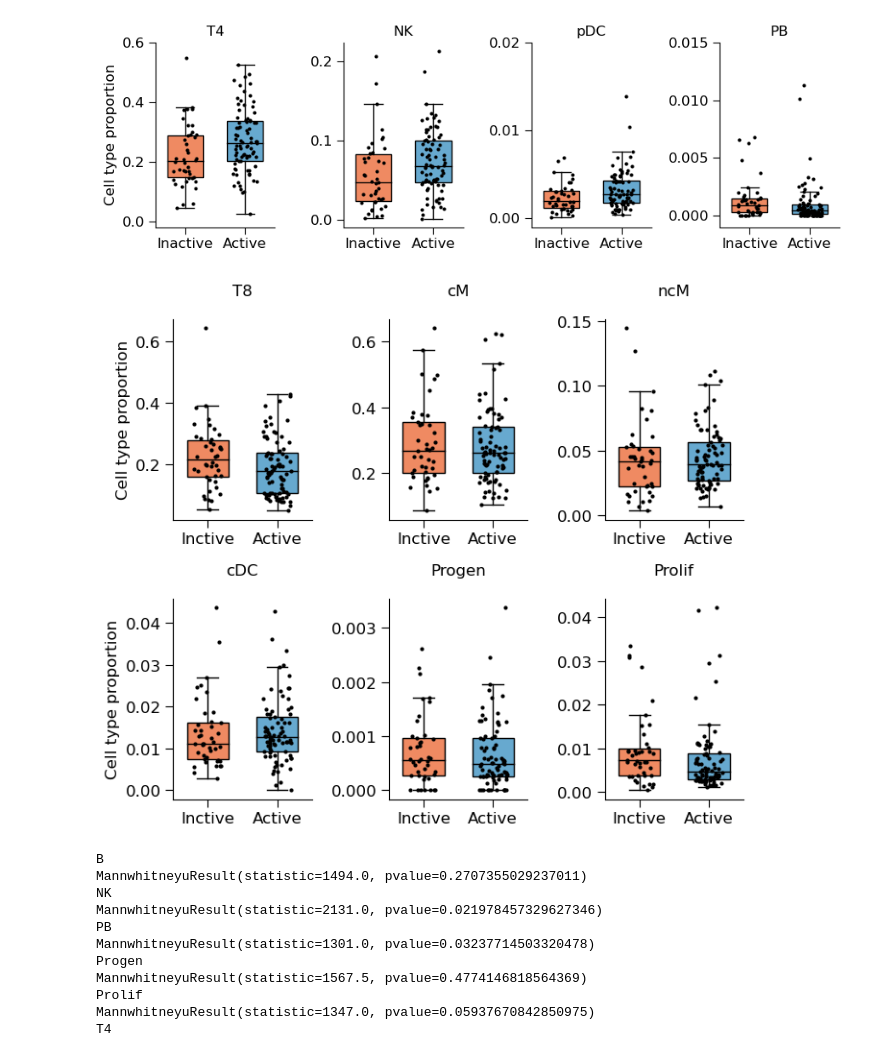
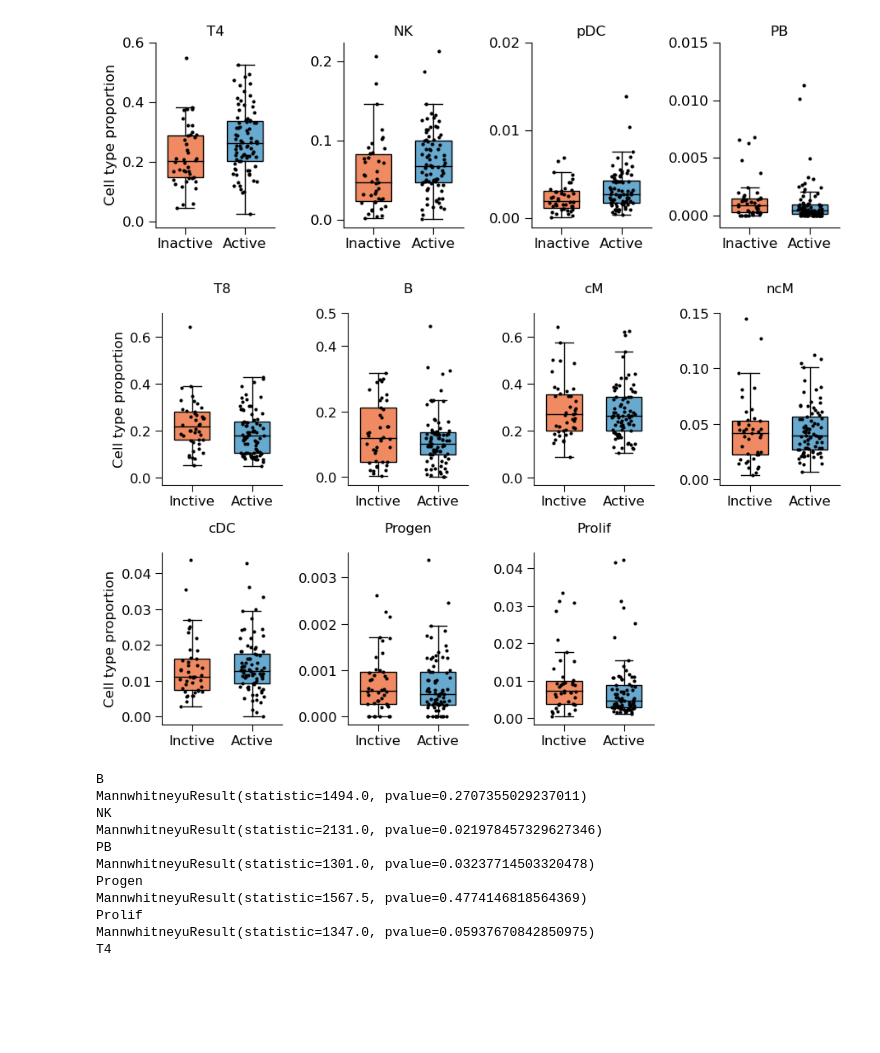
Before and after one commit to chazlangelier/SLE_PA, a Jupyter notebook: src/20240201_analysis_physact.ipynb, the cells around one changed output. Saved outputs shown, nothing was run; the diff lists cells and outputs as text; code cells hidden in the pictures; blank space fills up the shorter version.

Commit message:
add code to export source data

```diff
--- a/src/20240201_analysis_physact.ipynb
+++ b/src/20240201_analysis_physact.ipynb
@@ -224,6 +224,16 @@ fig.savefig(
 )
 # %% [output]
 [figure]
+# %%
+# Export umap source data
+df_out = pd.DataFrame(
+    adata_lupus.obsm["X_umap"], index=adata_lupus.obs_names)
+for i in ["inactive_t3","author_cell_type","ct_cov"]:
+    df_out[i] = adata_lupus.obs[i].copy()
+
+df_out.to_csv(
+    "20240201_analysis_physact_sc_data.csv"
+)
 # %%
 # UMAP
 sc.pl.umap(adata_lupus, color=["author_cell_type","ct_cov"], legend_loc="on data", ncols=1)
@@ -415,41 +442,45 @@ PROPS = {
 }
 
 # Manual plotting: remaining cell types
-fig, ax = plt.subplots(nrows=2, ncols=3, figsize=(7,6))
+fig, ax = plt.subplots(nrows=2, ncols=4, figsize=(9.3,6))
 np.random.seed(0)
-for counter, i in enumerate(["T8","cM","ncM","cDC","Progen","Prolif"]):
-    row = counter // 3
-    col = counter % 3
+for counter, i in enumerate(["T8","B","cM","ncM","cDC","Progen","Prolif"]):
+    row = counter // 4
+    col = counter % 4
     sns.boxplot(
         data=cell_prop.loc[cell_prop["author_cell_type"]==i,:],
         x="inactive_t3", y="prop", ax=ax[row,col],
         width=0.6, linewidth=1,
         saturation=1, order=["1","0"],
         palette={"0":"#67a9cf", "1":"#ef8a62"},
         fliersize=0, **PROPS
     )
     sns.stripplot(
         data=cell_prop.loc[cell_prop["author_cell_type"]==i,:],
         x="inactive_t3", y="prop", ax=ax[row,col],
         color="k", order=["1","0"], size=3, jitter=0.2
     )
     ax[row,col].set_xlabel("")
     ax[row,col].set_ylabel("")
     ax[row,col].set_xticklabels(["Inctive","Active"])
     ax[row,col].set_title(i, pad=18)
-#     ax[counter].set_ylim(-2e-3,0.06)
 ax[0,0].set_ylabel("Cell type proportion")
 ax[1,0].set_ylabel("Cell type proportion")
+ax[0,0].set_ylim(-0.03,0.7)
+ax[0,1].set_yticks([0,0.2,0.4,0.5])
+ax[0,2].set_ylim(-0.03,0.7)
+ax[0,3].set_ylim(-0.05/10,0.15)
+ax[-1,-1].axis("off")
 sns.despine(fig=fig)
 fig.tight_layout(w_pad=1.2)
 
 fig.savefig(
     my_dir + "analysis/"
     + "20240201_analysis_physact_remaining-cell-type_inactive-t3.pdf",
     bbox_inches="tight", pad_inches=0
 )
 # %% [output]
-[figure, old version]
+[figure, new version]
 # %%
 # P-value
 pval = []
```
Also changed, not shown: parts of 7 cells of this notebook, 3 other files.
